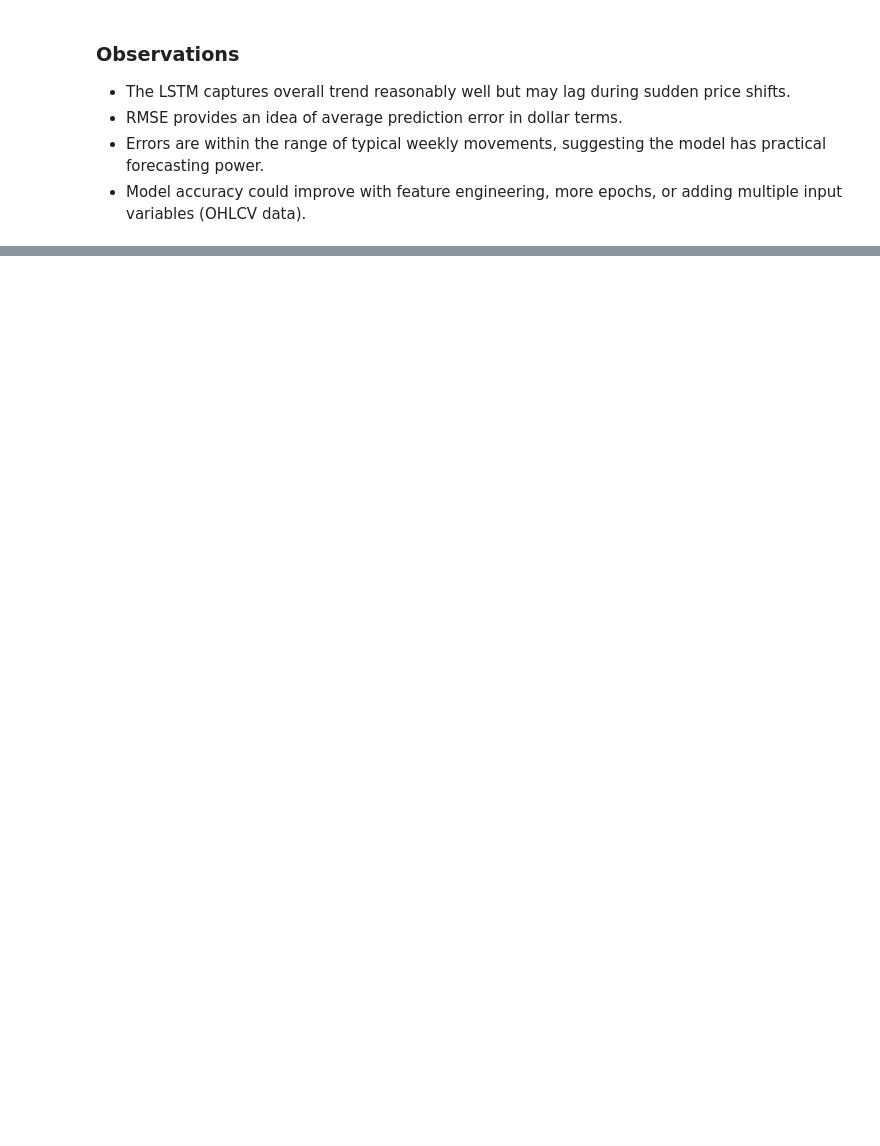
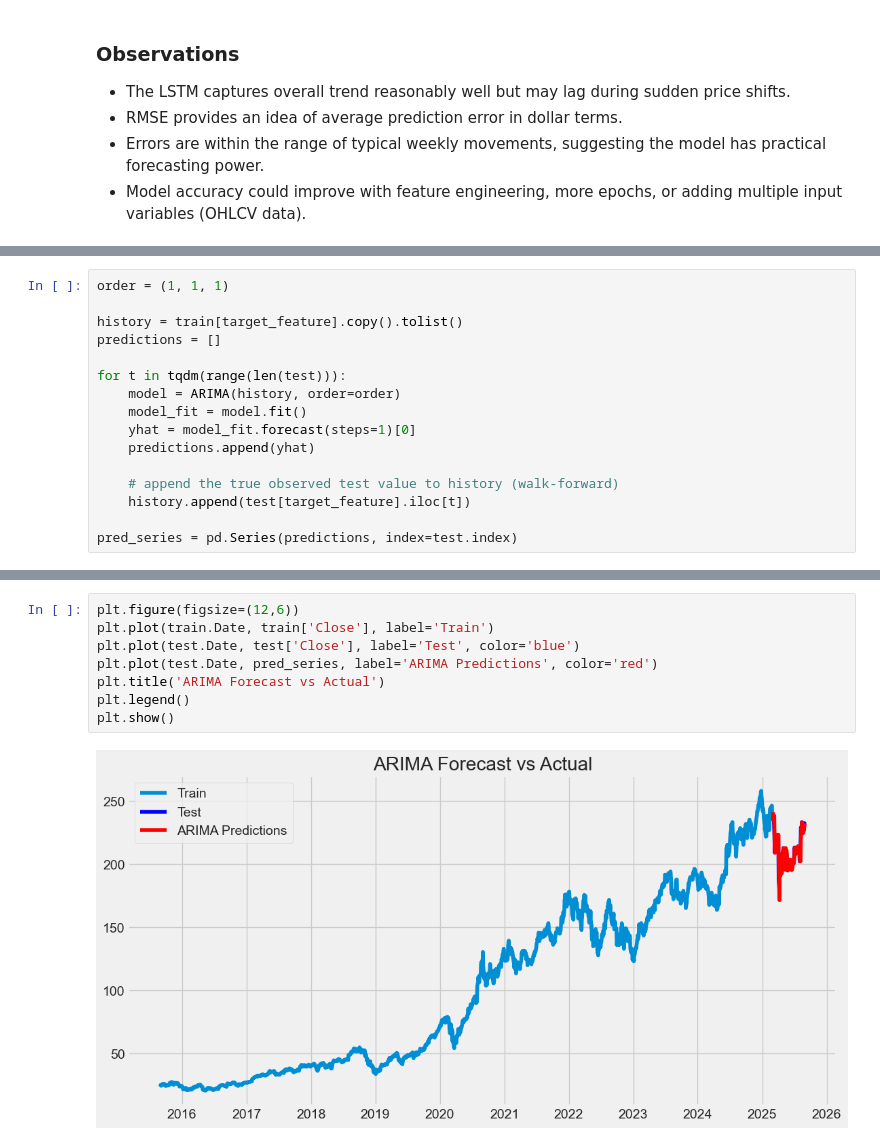
Before and after one commit to asitdave/Stock-Price-Prediction-and-Risk-Analysis, a Jupyter notebook: Stock-Price-Prediction-and-Risk-Analysis.ipynb, the cells around one changed output, grey strips where cells are left out. Saved outputs shown, nothing was run; the diff lists cells and outputs as text; blank space fills up the shorter version.

```diff
--- a/Stock-Price-Prediction-and-Risk-Analysis.ipynb
+++ b/Stock-Price-Prediction-and-Risk-Analysis.ipynb
@@ -802,0 +1026,16 @@ plt.show()
+# %%
+order = (1, 1, 1)
+
+history = train[target_feature].copy().tolist()
+predictions = []
+
+for t in tqdm(range(len(test))):
+    model = ARIMA(history, order=order)
+    model_fit = model.fit()
+    yhat = model_fit.forecast(steps=1)[0]
+    predictions.append(yhat)
+
+    # append the true observed test value to history (walk-forward)
+    history.append(test[target_feature].iloc[t])
+
+pred_series = pd.Series(predictions, index=test.index)
@@ -802,0 +1065,10 @@ plt.show()
+# %%
+plt.figure(figsize=(12,6))
+plt.plot(train.Date, train['Close'], label='Train')
+plt.plot(test.Date, test['Close'], label='Test', color='blue')
+plt.plot(test.Date, pred_series, label='ARIMA Predictions', color='red')
+plt.title('ARIMA Forecast vs Actual')
+plt.legend()
+plt.show()
+# %% [output]
+[figure, added]
```
Also changed, not shown: parts of 35 cells of this notebook, 1 other file.
